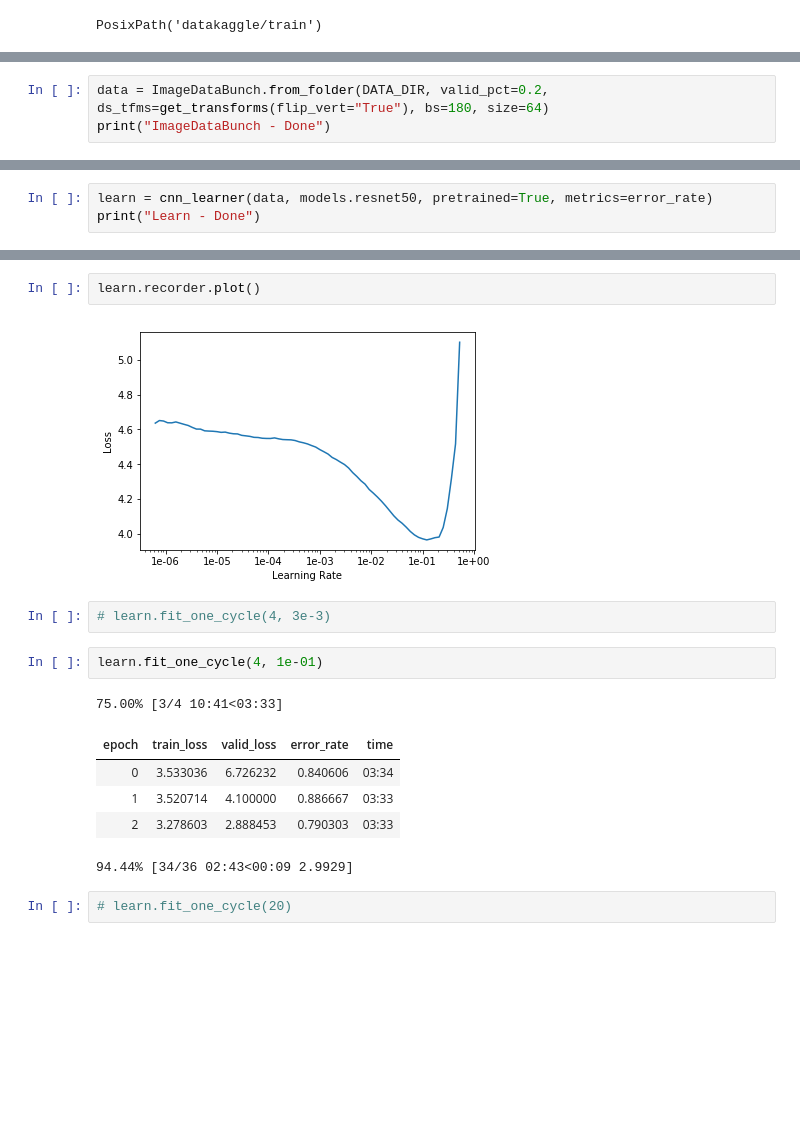
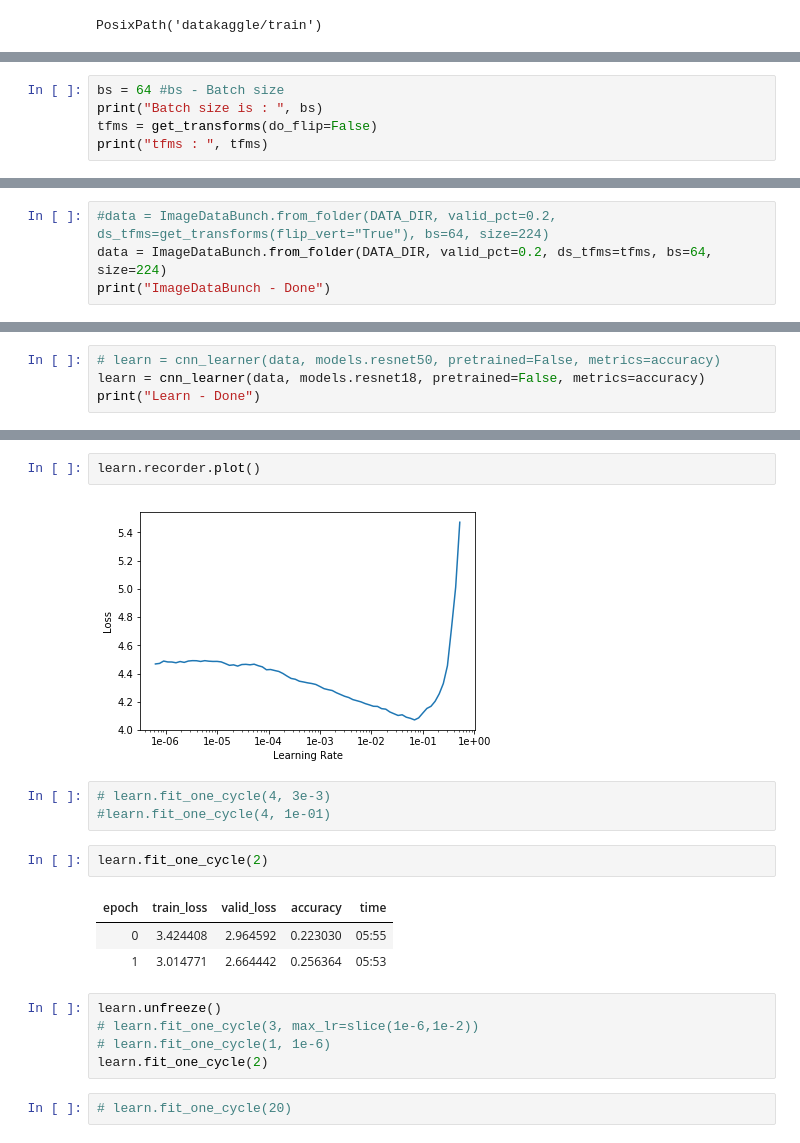
Before and after one commit to SudhakarAnemu/AI-DS-ML-DL-, a Jupyter notebook: ML/ImagePrediction/jsfastai-starter.ipynb, the cells around one changed output, grey strips where cells are left out. Cells and saved outputs as stored; diff of their text form; blank space fills up the shorter version.

```diff
--- a/ML/ImagePrediction/jsfastai-starter.ipynb
+++ b/ML/ImagePrediction/jsfastai-starter.ipynb
@@ -89,0 +74,5 @@ bs = 64
+# %%
+bs = 64 #bs - Batch size
+print("Batch size is : ", bs)
+tfms = get_transforms(do_flip=False)
+print("tfms : ", tfms)
@@ -90,3 +82,4 @@ bs = 64
 # %%
-data = ImageDataBunch.from_folder(DATA_DIR, valid_pct=0.2, ds_tfms=get_transforms(flip_vert="True"), bs=180, size=64)
+#data = ImageDataBunch.from_folder(DATA_DIR, valid_pct=0.2, ds_tfms=get_transforms(flip_vert="True"), bs=64, size=224)
+data = ImageDataBunch.from_folder(DATA_DIR, valid_pct=0.2, ds_tfms=tfms, bs=64, size=224)
 print("ImageDataBunch - Done")
@@ -101,4 +96,5 @@ data.show_batch(rows=3, figsize=(7,6))
 # %%
-learn = cnn_learner(data, models.resnet50, pretrained=True, metrics=error_rate)
+# learn = cnn_learner(data, models.resnet50, pretrained=False, metrics=accuracy)
+learn = cnn_learner(data, models.resnet18, pretrained=False, metrics=accuracy)
 print("Learn - Done")
 # %% [output]
@@ -135,18 +130,21 @@ LR Finder is complete, type {learner_name}.recorder.plot() to see the graph.
 # %%
 learn.recorder.plot()
 # %% [output]
-[figure, old version]
+[figure, new version]
 # %%
 # learn.fit_one_cycle(4, 3e-3)
+#learn.fit_one_cycle(4, 1e-01)
 # %%
-learn.fit_one_cycle(4, 1e-01)
+learn.fit_one_cycle(2)
 # %% [output]
-75.00% [3/4 10:41<03:33]
-| epoch | train_loss | valid_loss | error_rate | time |
-| 0 | 3.533036 | 6.726232 | 0.840606 | 03:34 |
-| 1 | 3.520714 | 4.100000 | 0.886667 | 03:33 |
-| 2 | 3.278603 | 2.888453 | 0.790303 | 03:33 |
+| epoch | train_loss | valid_loss | accuracy | time |
+| 0 | 3.424408 | 2.964592 | 0.223030 | 05:55 |
+| 1 | 3.014771 | 2.664442 | 0.256364 | 05:53 |
-94.44% [34/36 02:43<00:09 2.9929]
+# %%
+learn.unfreeze()
+# learn.fit_one_cycle(3, max_lr=slice(1e-6,1e-2))
+# learn.fit_one_cycle(1, 1e-6)
+learn.fit_one_cycle(2)
 # %%
 # learn.fit_one_cycle(20)
 # %%
```
Also changed, not shown: parts of 30 cells of this notebook.
